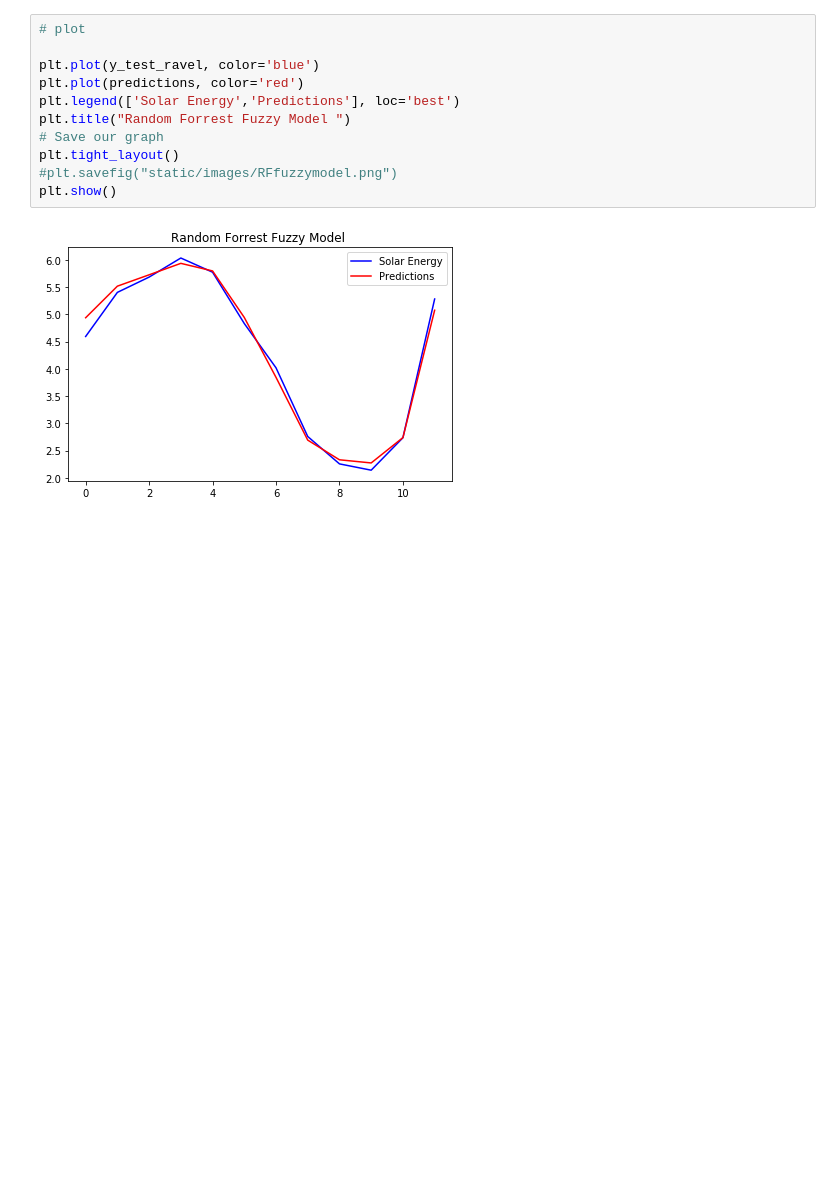
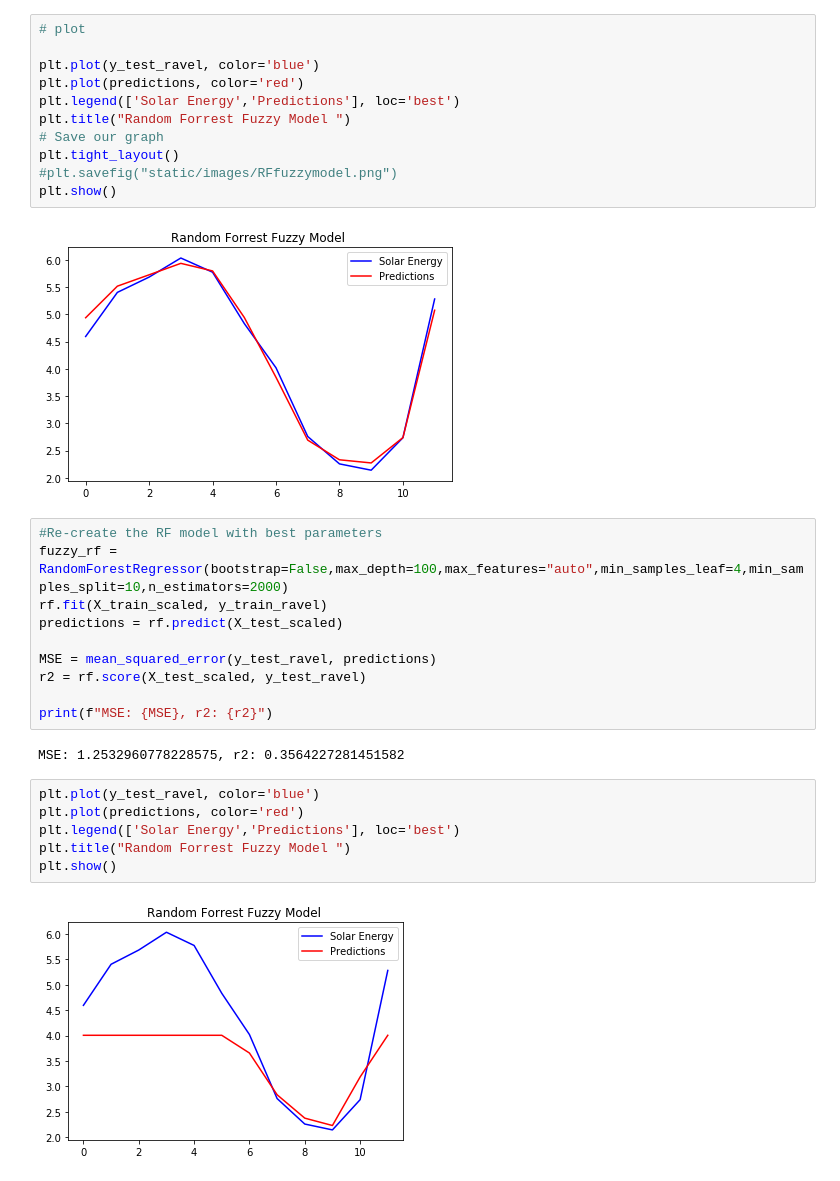
Before and after one commit to gvo34/energy-solar, a Jupyter notebook: static/notebooks/model/RANDOMForrest_model_fuzzy.ipynb, the cells around one changed output. Drawn from its saved outputs; the diff is of its cells as text; blank space fills up the shorter version.

Commit message:
update RF fuzzy to use basic RF and update text for future trends

```diff
--- a/static/notebooks/model/RANDOMForrest_model_fuzzy.ipynb
+++ b/static/notebooks/model/RANDOMForrest_model_fuzzy.ipynb
@@ -255,3 +255,23 @@ plt.tight_layout()
 plt.show()
 # %% [output]
 [figure]
+# %%
+#Re-create the RF model with best parameters
+fuzzy_rf = RandomForestRegressor(bootstrap=False,max_depth=100,max_features="auto",min_samples_leaf=4,min_samples_split=10,n_estimators=2000)
+rf.fit(X_train_scaled, y_train_ravel)
+predictions = rf.predict(X_test_scaled)
+
+MSE = mean_squared_error(y_test_ravel, predictions)
+r2 = rf.score(X_test_scaled, y_test_ravel)
+
+print(f"MSE: {MSE}, r2: {r2}")
+# %% [output]
+MSE: 1.2532960778228575, r2: 0.3564227281451582
+# %%
+plt.plot(y_test_ravel, color='blue')
+plt.plot(predictions, color='red')
+plt.legend(['Solar Energy','Predictions'], loc='best')
+plt.title("Random Forrest Fuzzy Model ")
+plt.show()
+# %% [output]
+[figure, added]
```
Also changed, not shown: parts of 1 cell of this notebook, 8 other files.
